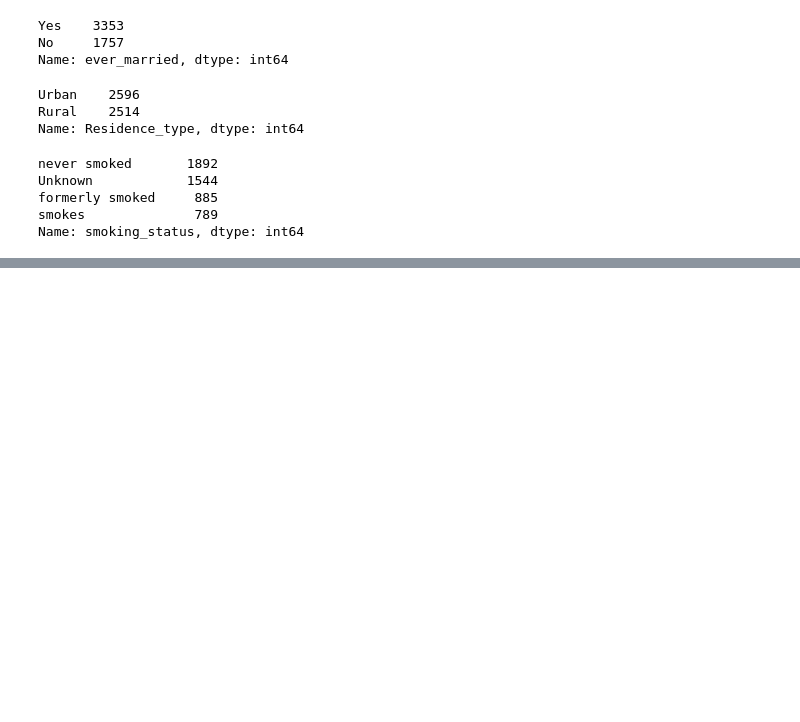
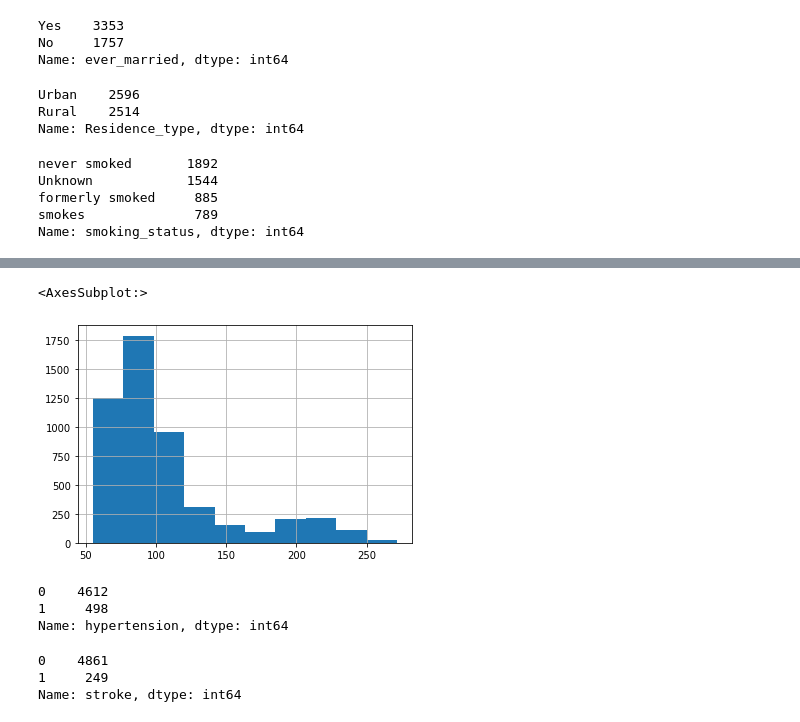
Before and after one commit to mcfatbeard57/Kaggle, a Jupyter notebook: Stroke Prediction/ STROKE PREDICTION- AUC - 0.94 🎯.ipynb, the cells around one changed output, grey strips where cells are left out. Saved outputs shown, nothing was run; the diff lists cells and outputs as text; code cells hidden in the pictures; blank space fills up the shorter version.

```diff
--- a/Stroke Prediction/ STROKE PREDICTION- AUC - 0.94 🎯.ipynb
+++ b/Stroke Prediction/ STROKE PREDICTION- AUC - 0.94 🎯.ipynb
@@ -114,0 +137,17 @@ Name: smoking_status, dtype: int64
+# %%
+df['avg_glucose_level'].hist()
+# %% [output]
+<AxesSubplot:>
+[figure, added]
+# %%
+df['hypertension'].value_counts()
+# %% [output]
+0    4612
+1     498
+Name: hypertension, dtype: int64
+# %%
+df['stroke'].value_counts()
+# %% [output]
+0    4861
+1     249
+Name: stroke, dtype: int64
```
Also changed, not shown: parts of 4 cells of this notebook.
